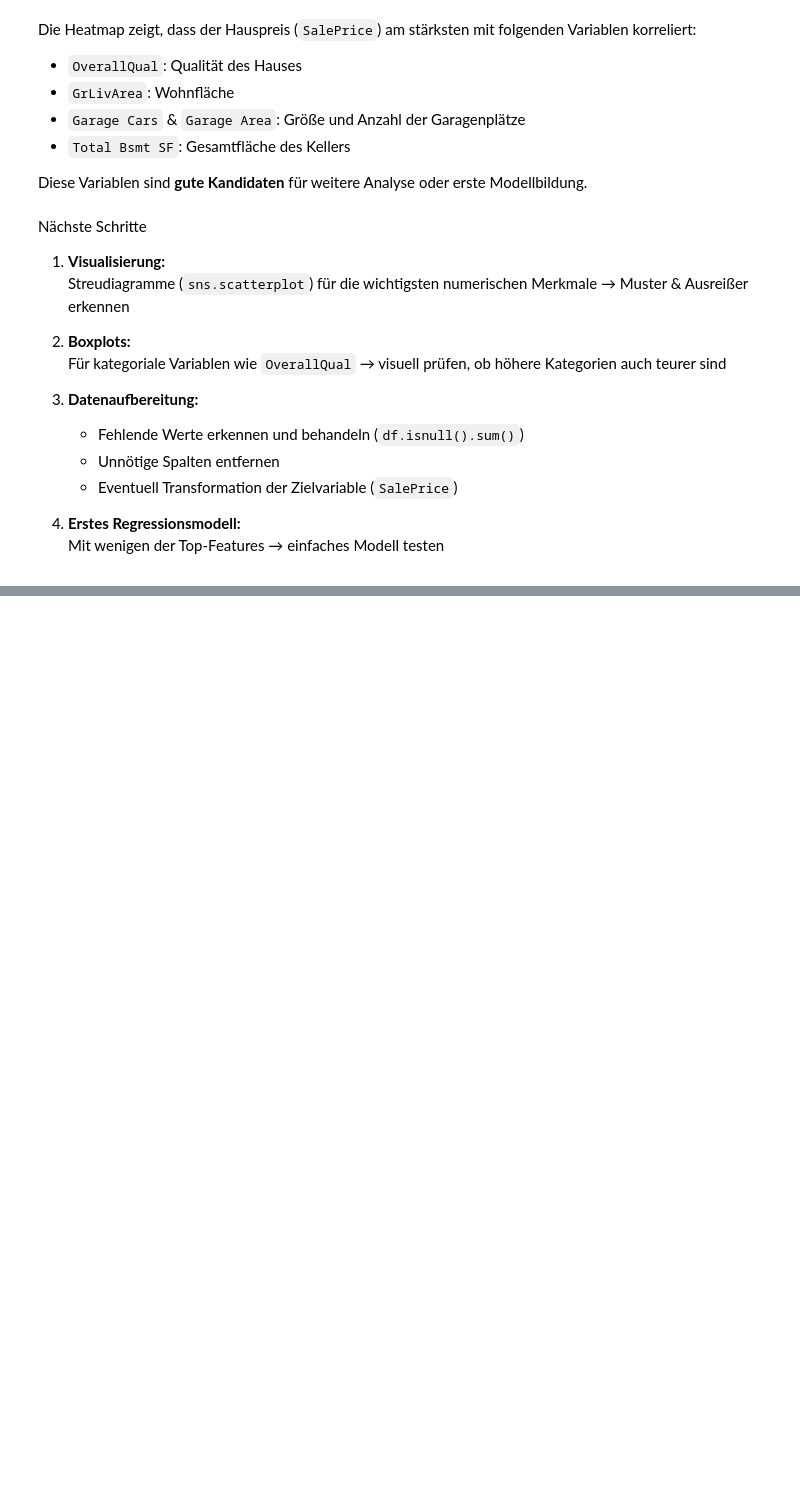
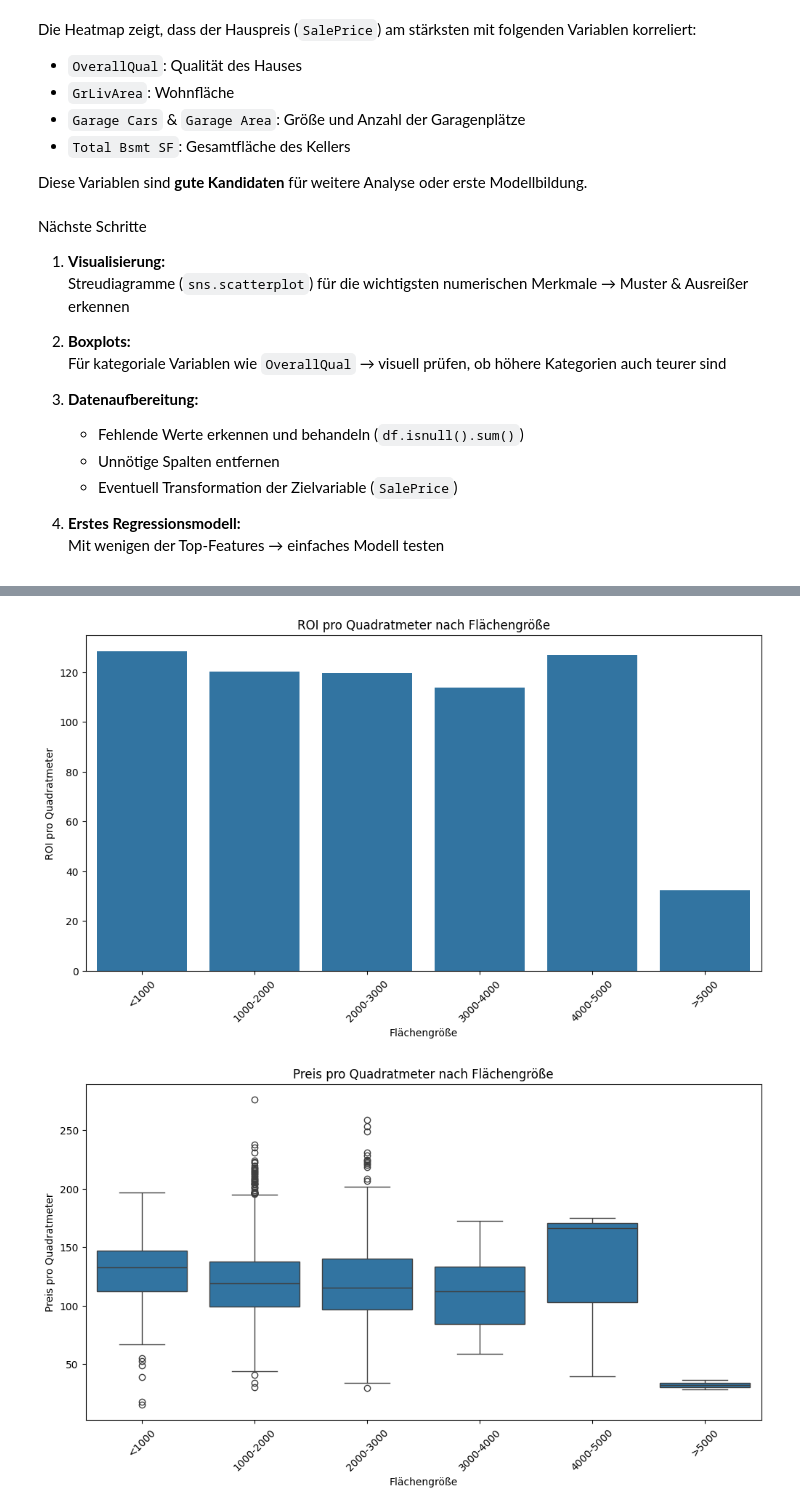
Before and after one commit to maxtesmer/ames-housing-analysis, a Jupyter notebook: datapractise_ames-housing-analysis/notebooks/aha_01.ipynb, the cells around one changed output, grey strips where cells are left out. Saved outputs shown, nothing was run; the diff lists cells and outputs as text; code cells hidden in the pictures; blank space fills up the shorter version.

```diff
--- a/datapractise_ames-housing-analysis/notebooks/aha_01.ipynb
+++ b/datapractise_ames-housing-analysis/notebooks/aha_01.ipynb
@@ -152,0 +177,23 @@ ValueError: Could not interpret value `GrLivArea` for `x`. An entry with this na
+# %%
+df["preis_pro_sqft"]=df["SalePrice"]/df["Gr Liv Area"]
+
+df["fleachenkategorie"]=pd.cut(df["Gr Liv Area"], bins=[0, 1000, 2000, 3000, 4000, 5000, 6000], labels=["<1000", "1000-2000", "2000-3000", "3000-4000", "4000-5000", ">5000"])
+roi_means = df.groupby("fleachenkategorie")["preis_pro_sqft"].mean().sort_index(ascending=False)
+plt.figure(figsize=(12, 6))
+sns.barplot(x=roi_means.index, y=roi_means.values)
+plt.title("ROI pro Quadratmeter nach Flächengröße")
+plt.xlabel("Flächengröße")
+plt.ylabel("ROI pro Quadratmeter")
+plt.xticks(rotation=45)
+plt.show()
+# Boxplot für die Preisverteilung
+plt.figure(figsize=(12, 6))
+sns.boxplot(x="fleachenkategorie", y="preis_pro_sqft", data=df)
+plt.title("Preis pro Quadratmeter nach Flächengröße")
+plt.xlabel("Flächengröße")
+plt.ylabel("Preis pro Quadratmeter")
+plt.xticks(rotation=45)
+plt.show()
+# %% [output]
+[figure, added]
+[figure, added]
```
Also changed, not shown: parts of 5 cells of this notebook.
